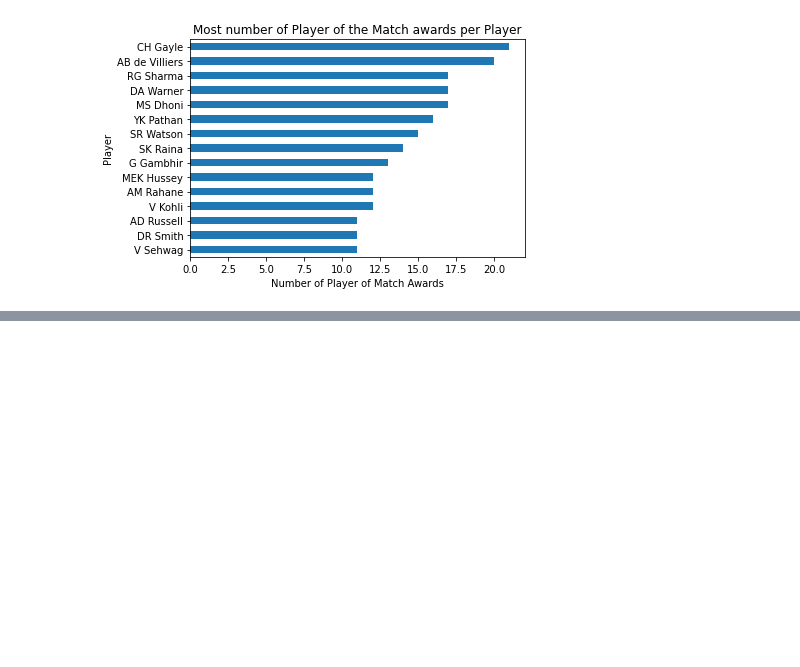
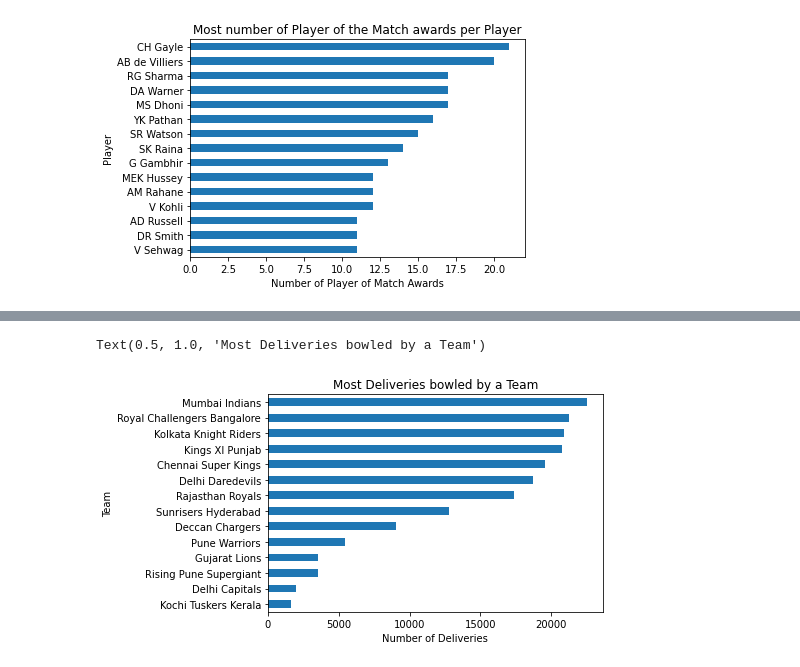
Before and after one commit to djsbalakrishnan/IPL-Analytics, a Jupyter notebook: Analyze IPL Data.ipynb, the cells around one changed output, grey strips where cells are left out. Saved outputs shown, nothing was run; the diff lists cells and outputs as text; code cells hidden in the pictures; blank space fills up the shorter version.

```diff
--- a/Analyze IPL Data.ipynb
+++ b/Analyze IPL Data.ipynb
@@ -756,0 +789,11 @@ Text(0.5, 1.0, 'Most number of Player of the Match awards per Player')
+# %%
+# most deliveries bowled by a team
+
+count_deliveries_bowled_by_team = deliveries_df["bowling_team"].value_counts().sort_values()
+count_deliveries_bowled_by_team.plot(kind="barh")
+plt.xlabel("Number of Deliveries")
+plt.ylabel("Team")
+plt.title("Most Deliveries bowled by a Team")
+# %% [output]
+Text(0.5, 1.0, 'Most Deliveries bowled by a Team')
+[figure, added]
```
Also changed, not shown: parts of 10 cells of this notebook.
